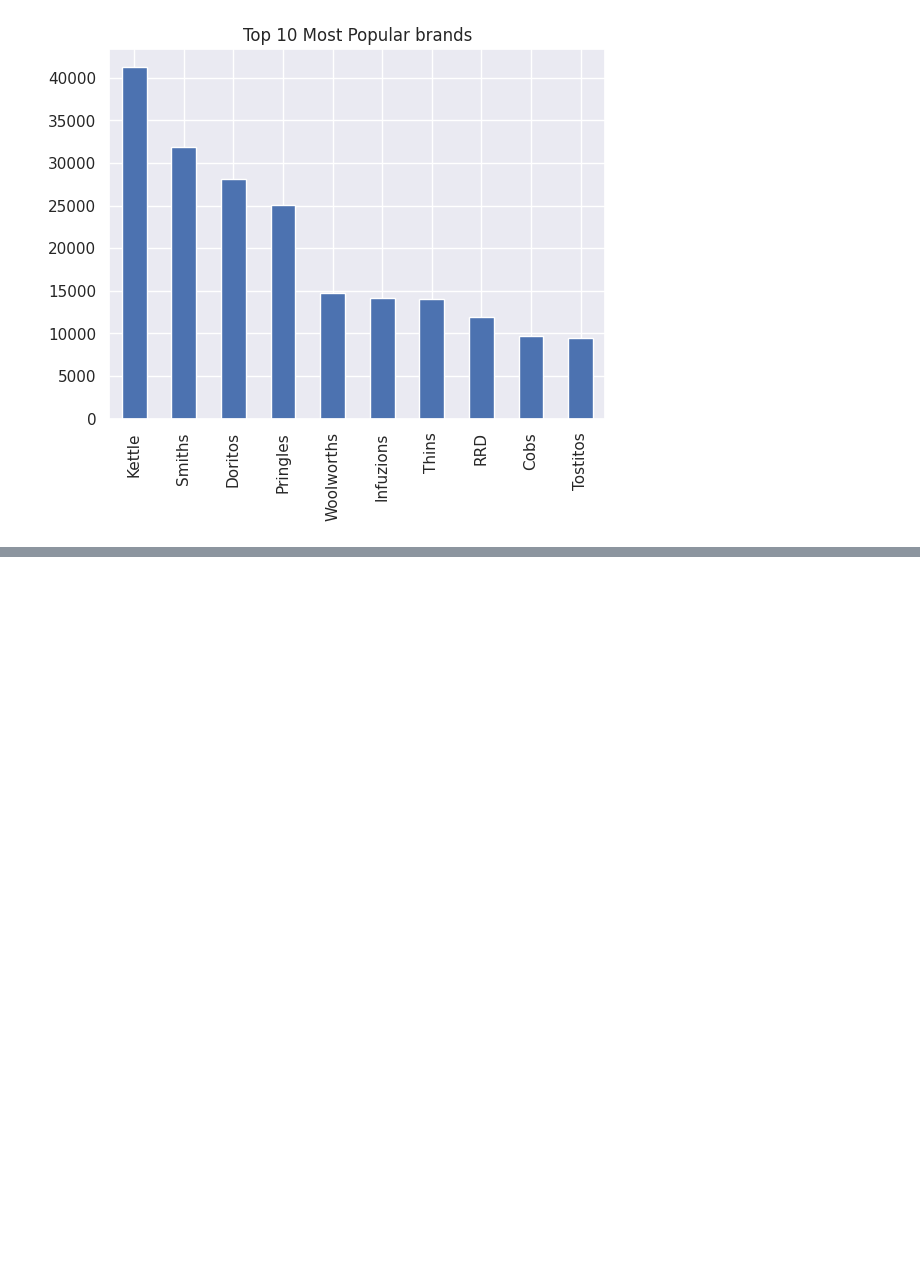
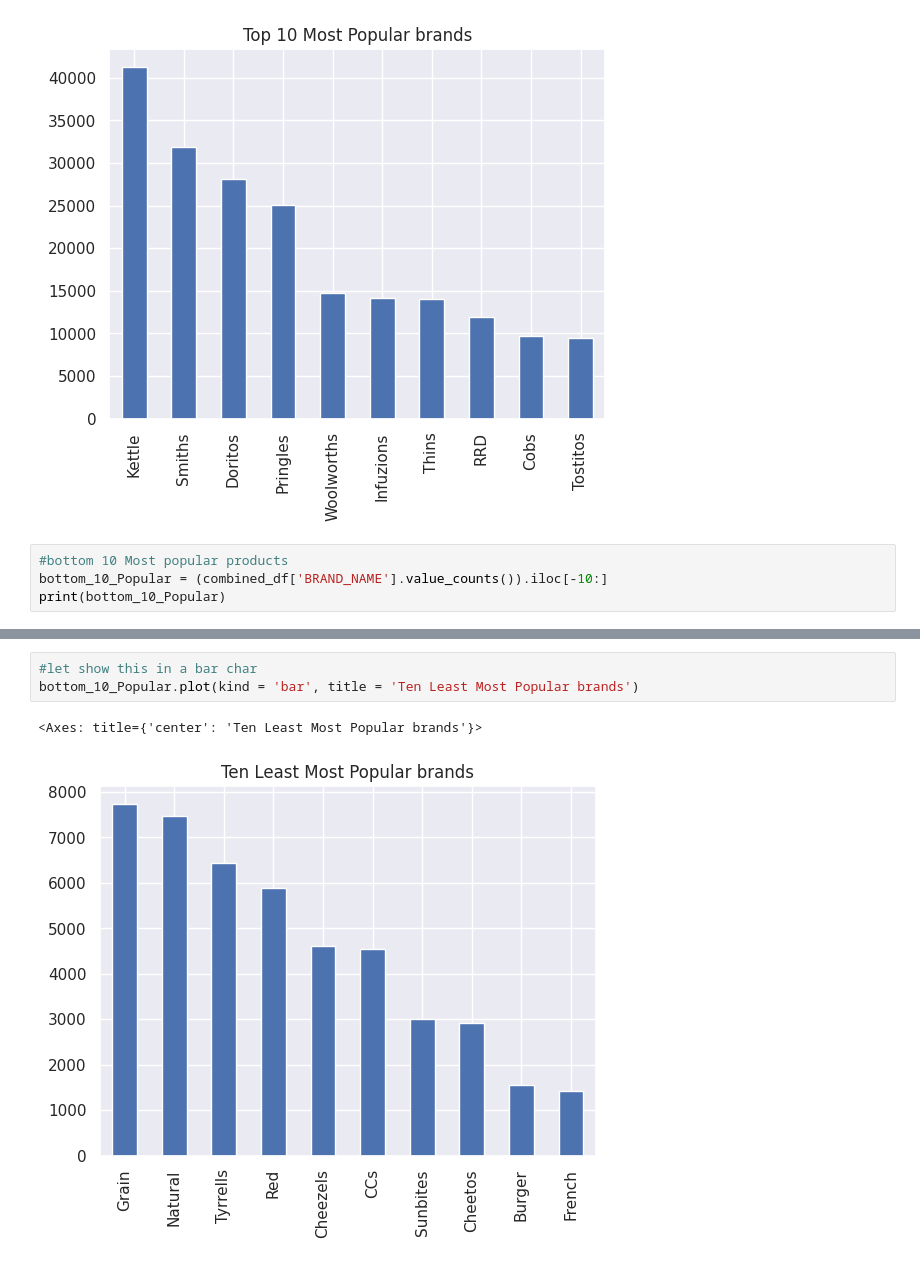
Before and after one commit to kanjamwingirwa/Quantium_DataAnalytics_Internship, a Jupyter notebook: Quantium_DataAnalytics_Internship.ipynb, the cells around one changed output, grey strips where cells are left out. Saved outputs shown, nothing was run; the diff lists cells and outputs as text; blank space fills up the shorter version.

```diff
--- a/Quantium_DataAnalytics_Internship.ipynb
+++ b/Quantium_DataAnalytics_Internship.ipynb
@@ -551,3 +558,7 @@ top_10_brands.plot(kind = 'bar', title = 'Top 10 Most Popular brands')
 # %% [output]
 <Axes: title={'center': 'Top 10 Most Popular brands'}>
 [figure]
+# %%
+#bottom 10 Most popular products
+bottom_10_Popular = (combined_df['BRAND_NAME'].value_counts()).iloc[-10:]
+print(bottom_10_Popular)
@@ -553,0 +577,6 @@ top_10_brands.plot(kind = 'bar', title = 'Top 10 Most Popular brands')
+# %%
+#let show this in a bar char
+bottom_10_Popular.plot(kind = 'bar', title = 'Ten Least Most Popular brands')
+# %% [output]
+<Axes: title={'center': 'Ten Least Most Popular brands'}>
+[figure, added]
```
Also changed, not shown: parts of 22 cells of this notebook.
